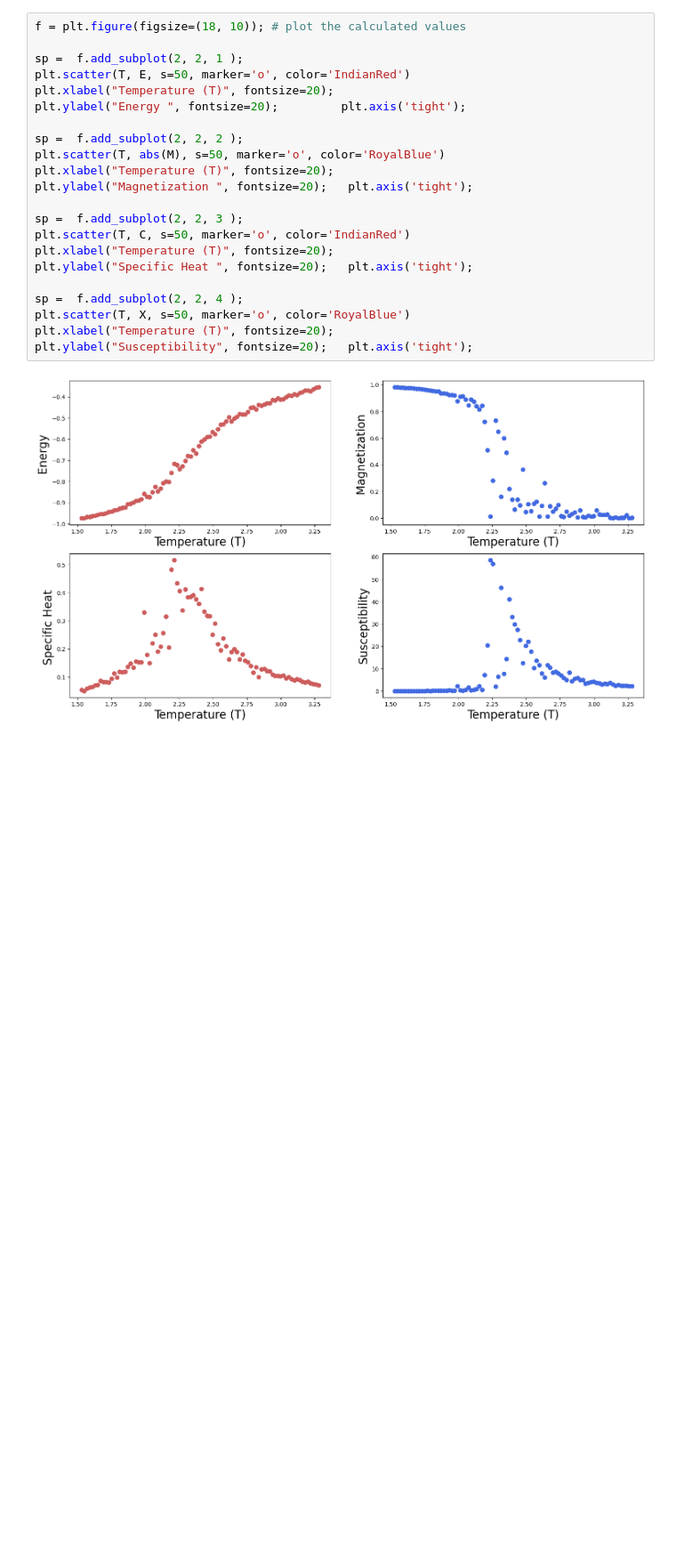
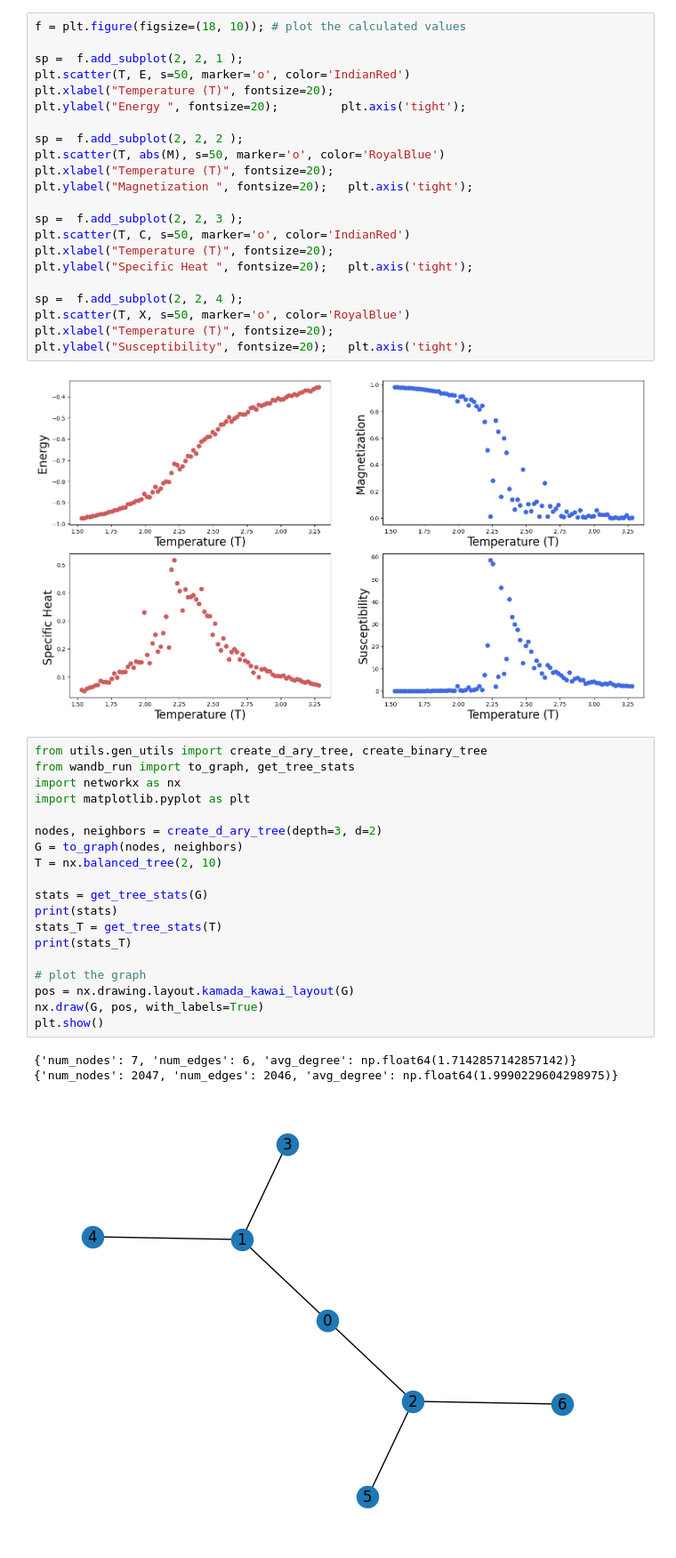
Before and after one commit to debienicolas/Tumor-Ising-model, a Jupyter notebook: test.ipynb, the cells around one changed output. Shown at 89% size. Drawn from its saved outputs; the diff is of its cells as text; blank space fills up the shorter version.

```diff
--- a/test.ipynb
+++ b/test.ipynb
@@ -106,3 +106,26 @@ plt.xlabel("Temperature (T)", fontsize=20);
 plt.ylabel("Susceptibility", fontsize=20);   plt.axis('tight');
 # %% [output]
 [figure]
+# %%
+from utils.gen_utils import create_d_ary_tree, create_binary_tree
+from wandb_run import to_graph, get_tree_stats
+import networkx as nx
+import matplotlib.pyplot as plt
+
+nodes, neighbors = create_d_ary_tree(depth=3, d=2)
+G = to_graph(nodes, neighbors)
+T = nx.balanced_tree(2, 10)
+
+stats = get_tree_stats(G)
+print(stats)
+stats_T = get_tree_stats(T)
+print(stats_T)
+
+# plot the graph
+pos = nx.drawing.layout.kamada_kawai_layout(G)
+nx.draw(G, pos, with_labels=True)
+plt.show()
+# %% [output]
+{'num_nodes': 7, 'num_edges': 6, 'avg_degree': np.float64(1.7142857142857142)}
+{'num_nodes': 2047, 'num_edges': 2046, 'avg_degree': np.float64(1.9990229604298975)}
+[figure, added]
```
Also changed, not shown: parts of 8 cells of this notebook, 9 other files.
